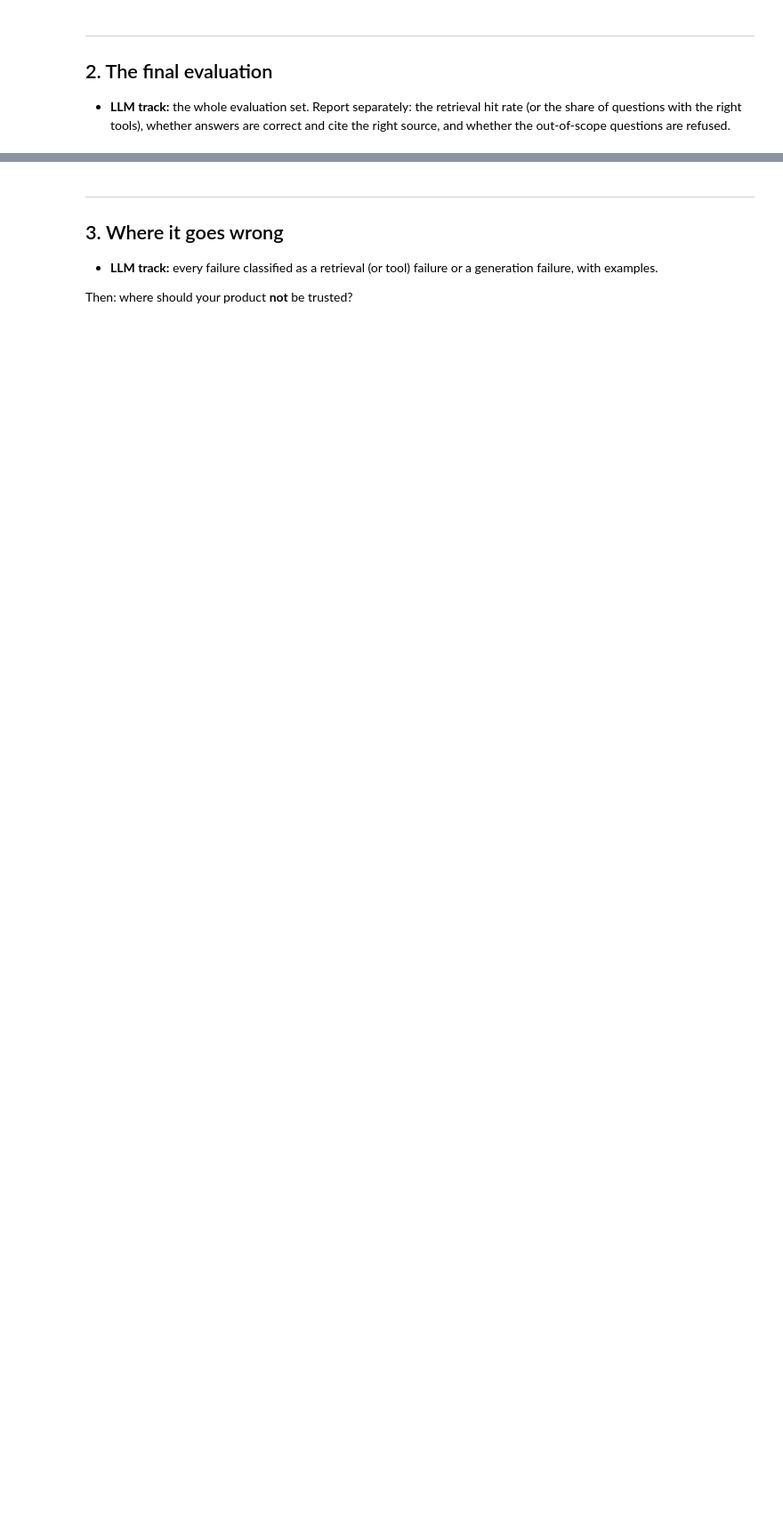
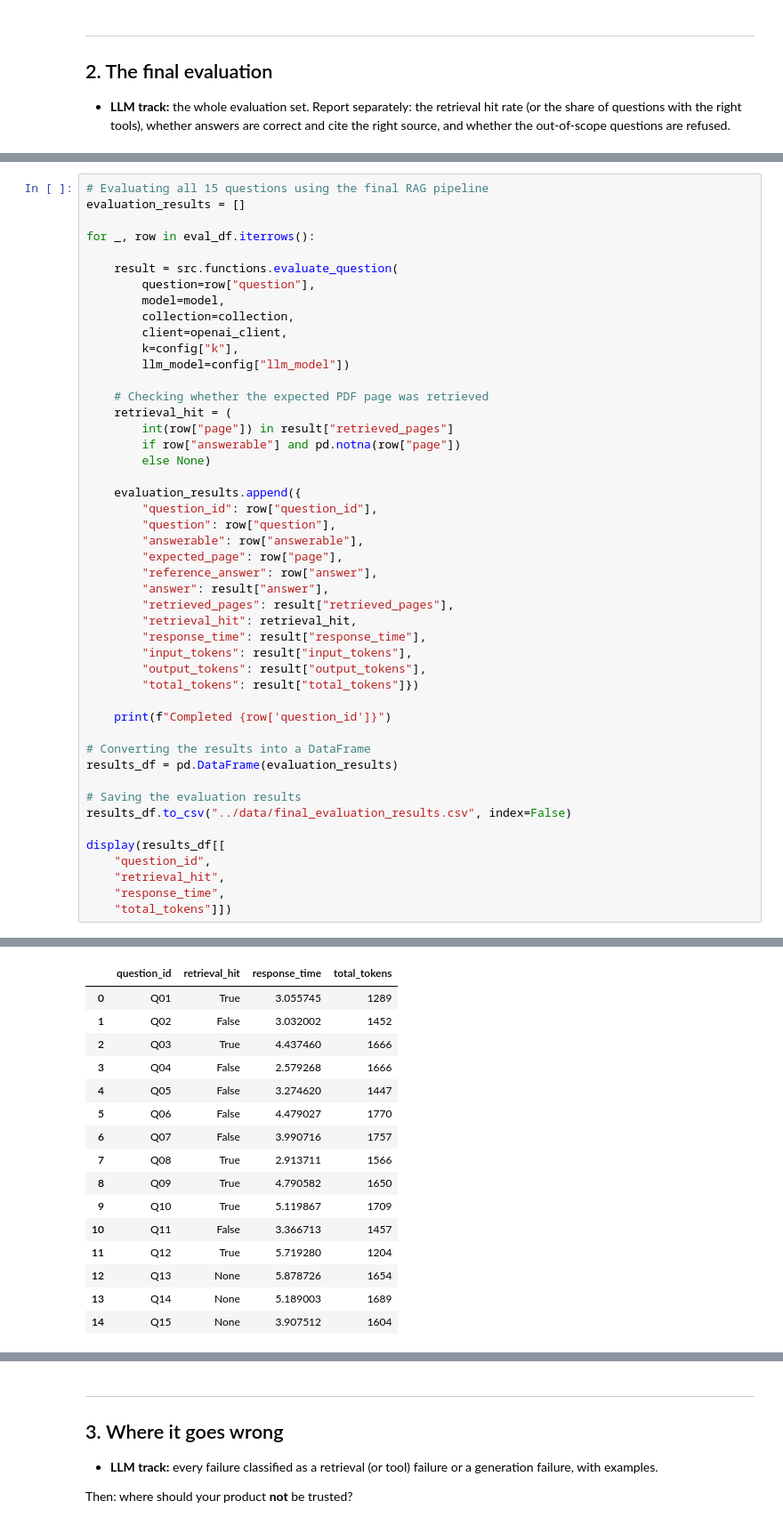
Before and after one commit to zoedoucet/project-3-ai-product, a Jupyter notebook: notebooks/03_evaluate.ipynb, the cells around one changed output, grey strips where cells are left out. Shown at 89% size. Drawn from its saved outputs; the diff is of its cells as text; blank space fills up the shorter version.

Commit message:
evaluation and cost and seed calculations completed

```diff
--- a/notebooks/03_evaluate.ipynb
+++ b/notebooks/03_evaluate.ipynb
@@ -114,0 +142,48 @@ The main priority is to minimize unsupported or misleading answers. A cautious r
+# %%
+# Evaluating all 15 questions using the final RAG pipeline
+evaluation_results = []
+
+for _, row in eval_df.iterrows():
+
+    result = src.functions.evaluate_question(
+        question=row["question"],
+        model=model,
+        collection=collection,
+        client=openai_client,
+        k=config["k"],
+        llm_model=config["llm_model"])
+
+    # Checking whether the expected PDF page was retrieved
+    retrieval_hit = (
+        int(row["page"]) in result["retrieved_pages"]
+        if row["answerable"] and pd.notna(row["page"])
+        else None)
+
+    evaluation_results.append({
+        "question_id": row["question_id"],
+        "question": row["question"],
+        "answerable": row["answerable"],
+        "expected_page": row["page"],
+        "reference_answer": row["answer"],
+        "answer": result["answer"],
+        "retrieved_pages": result["retrieved_pages"],
+        "retrieval_hit": retrieval_hit,
+        "response_time": result["response_time"],
+        "input_tokens": result["input_tokens"],
+        "output_tokens": result["output_tokens"],
+        "total_tokens": result["total_tokens"]})
+
+    print(f"Completed {row['question_id']}")
+
+# Converting the results into a DataFrame
+results_df = pd.DataFrame(evaluation_results)
+
+# Saving the evaluation results
+results_df.to_csv("../data/final_evaluation_results.csv", index=False)
+
+display(results_df[[
+    "question_id",
+    "retrieval_hit",
+    "response_time",
+    "total_tokens"]])
+# %% [output]
@@ -114,0 +205,16 @@ The main priority is to minimize unsupported or misleading answers. A cautious r
+|  | question_id | retrieval_hit | response_time | total_tokens |
+| 0 | Q01 | True | 3.055745 | 1289 |
+| 1 | Q02 | False | 3.032002 | 1452 |
+| 2 | Q03 | True | 4.437460 | 1666 |
+| 3 | Q04 | False | 2.579268 | 1666 |
+| 4 | Q05 | False | 3.274620 | 1447 |
+| 5 | Q06 | False | 4.479027 | 1770 |
+| 6 | Q07 | False | 3.990716 | 1757 |
+| 7 | Q08 | True | 2.913711 | 1566 |
+| 8 | Q09 | True | 4.790582 | 1650 |
+| 9 | Q10 | True | 5.119867 | 1709 |
+| 10 | Q11 | False | 3.366713 | 1457 |
+| 11 | Q12 | True | 5.719280 | 1204 |
+| 12 | Q13 | None | 5.878726 | 1654 |
+| 13 | Q14 | None | 5.189003 | 1689 |
+| 14 | Q15 | None | 3.907512 | 1604 |
```
Also changed, not shown: parts of 26 cells of this notebook.
